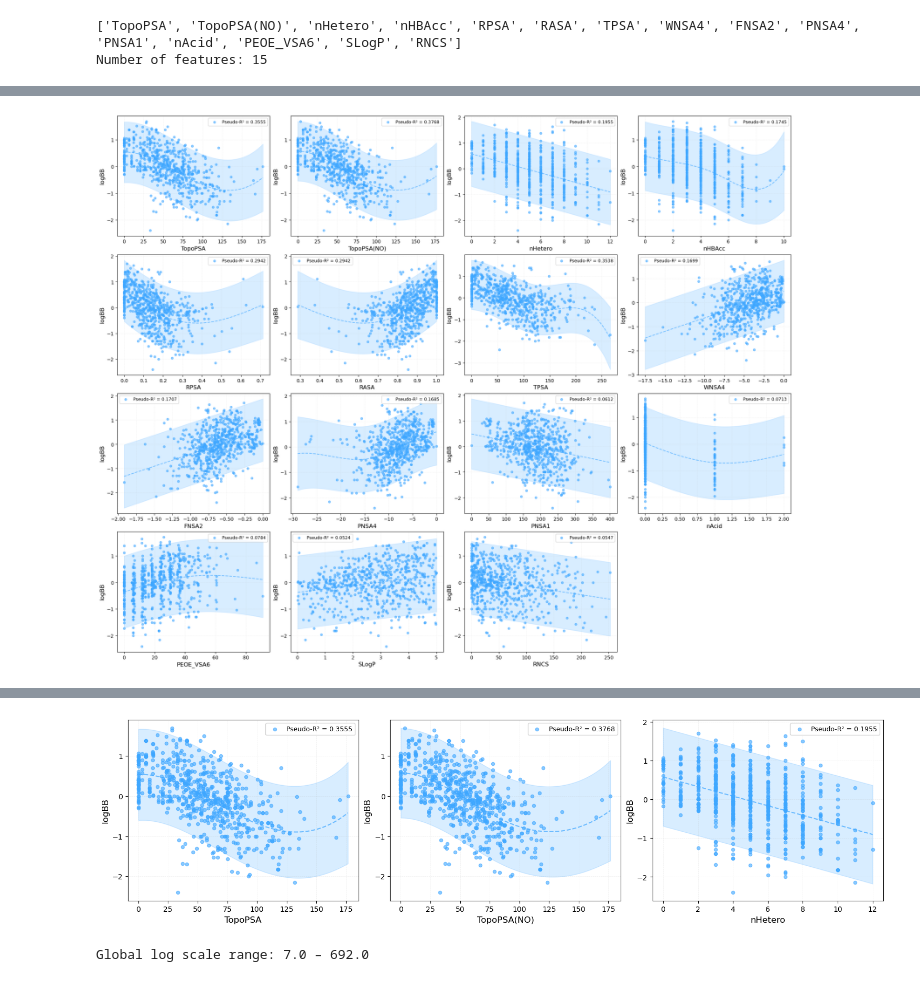
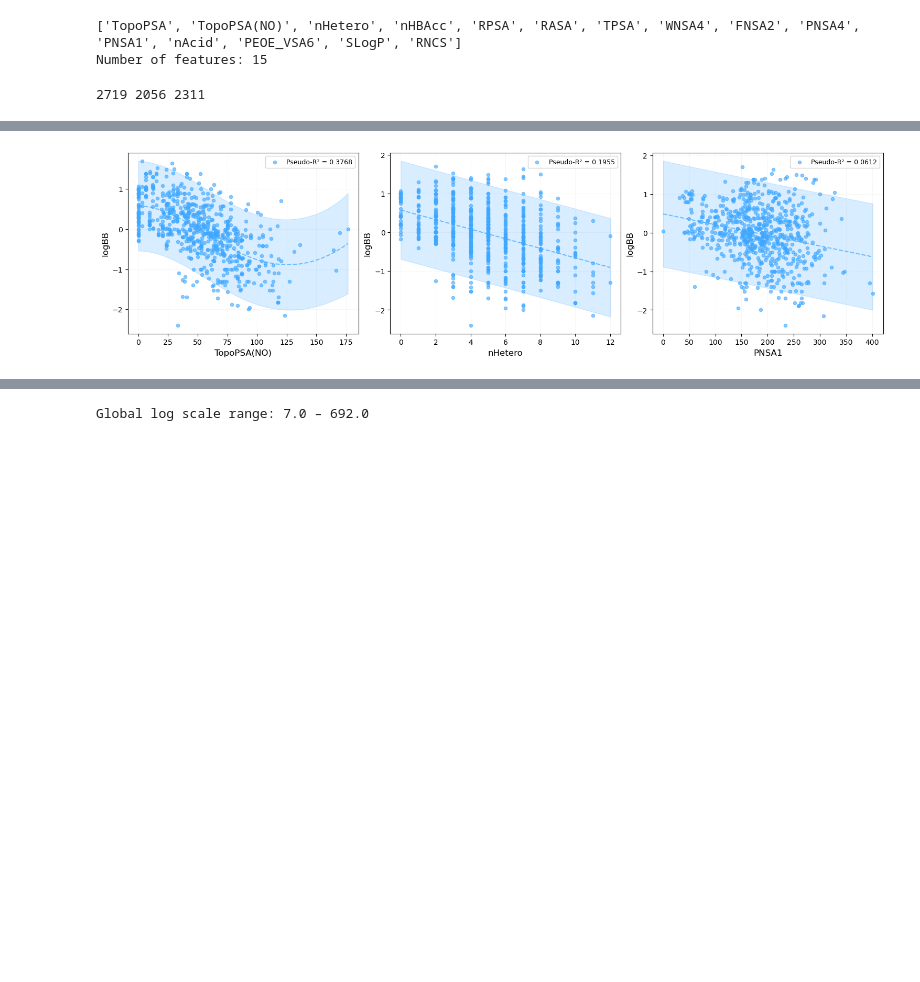
Before and after one commit to saraziadatt/bbb-exc-score, a Jupyter notebook: all_revisions/15_deriving_model_rules.ipynb, the cells around one changed output, grey strips where cells are left out. Drawn from its saved outputs; the diff is of its cells as text; code cells hidden in the pictures; blank space fills up the shorter version.

```diff
--- a/all_revisions/15_deriving_model_rules.ipynb
+++ b/all_revisions/15_deriving_model_rules.ipynb
@@ -463,6 +463,10 @@ for feature in top_features:
         l_cols.append(list(X_full_no_nan.columns).index(feature))
     except ValueError:
         continue
+# %%
+print(l_cols[1], l_cols[2], l_cols[10])
+# %% [output]
+2719 2056 2311
 # %%
 from pygam import LinearGAM, s
 import numpy as np
@@ -517,18 +521,18 @@ def plot_gam_panels(feature_indices, n_cols, save_path, colors, n_splines=5):
     plt.close(fig)
 
 
-plot_gam_panels(
-    feature_indices=l_cols,
-    n_cols=4,
-    # title='GAM Regression for All 20 Features from the Top 10 Feature-Clusters',
-    save_path=f'./results/regression_gams/gam_all_features.png',
-    colors=colors
-)
+# plot_gam_panels(
+#     feature_indices=l_cols,
+#     n_cols=4,
+#     # title='GAM Regression for All 20 Features from the Top 10 Feature-Clusters',
+#     save_path=f'./results/regression_gams/gam_all_features.png',
+#     colors=colors
+# )
 
 
 # subset = [0,1,2,4]
 plot_gam_panels(
-    feature_indices=l_cols[:3],
+    feature_indices=[2719,2056,2311],
     n_cols=3,
     # title='GAM Regression for Selected Features',
     save_path=f'./results/regression_gams/gam_selected_features.png',
@@ -555 +548 @@ plot_gam_panels(
-[figure, old version]
+[figure, new version]
@@ -563,4 +549,3 @@ plot_gam_panels(
-[figure, removed]
 # %%
 import numpy as np
 import matplotlib.pyplot as plt
```
Also changed, not shown: parts of 6 cells of this notebook, 6 other files.
